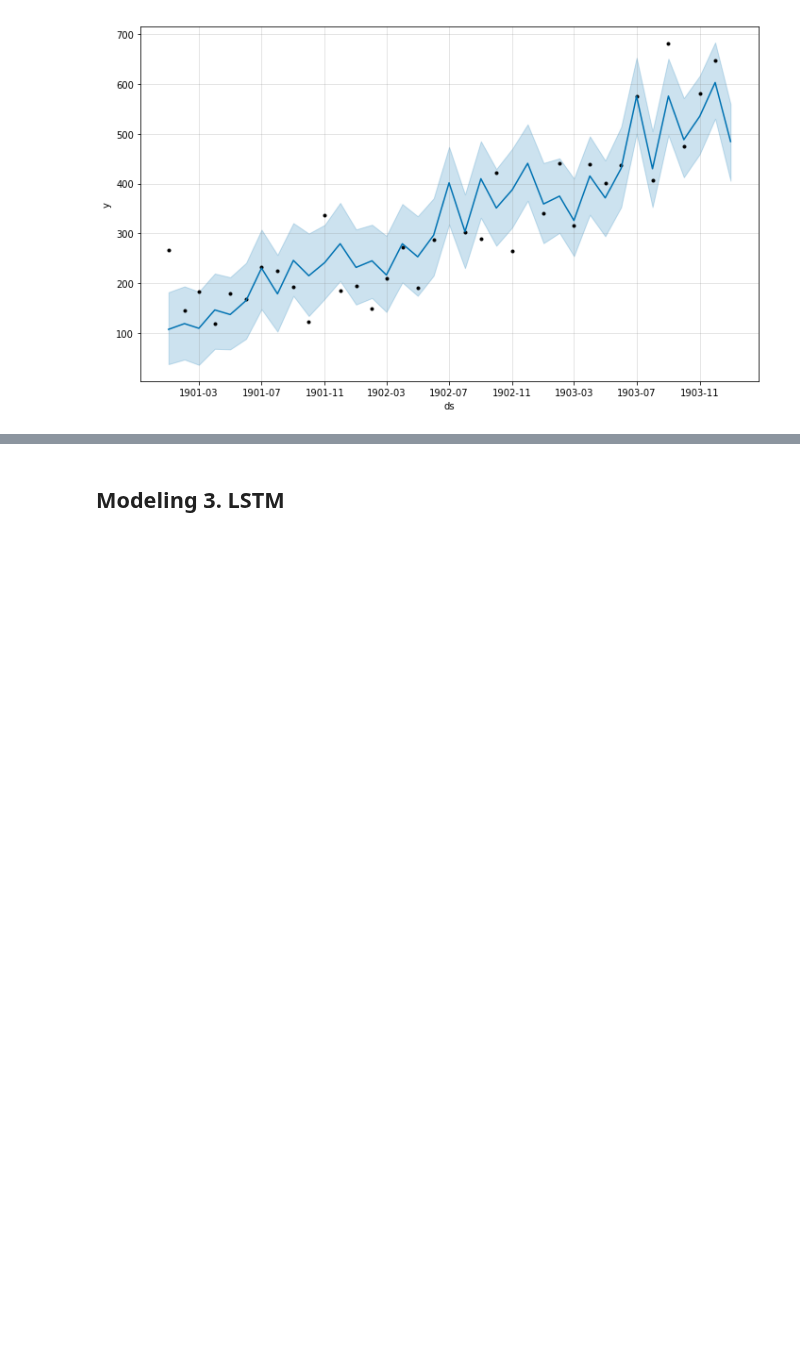
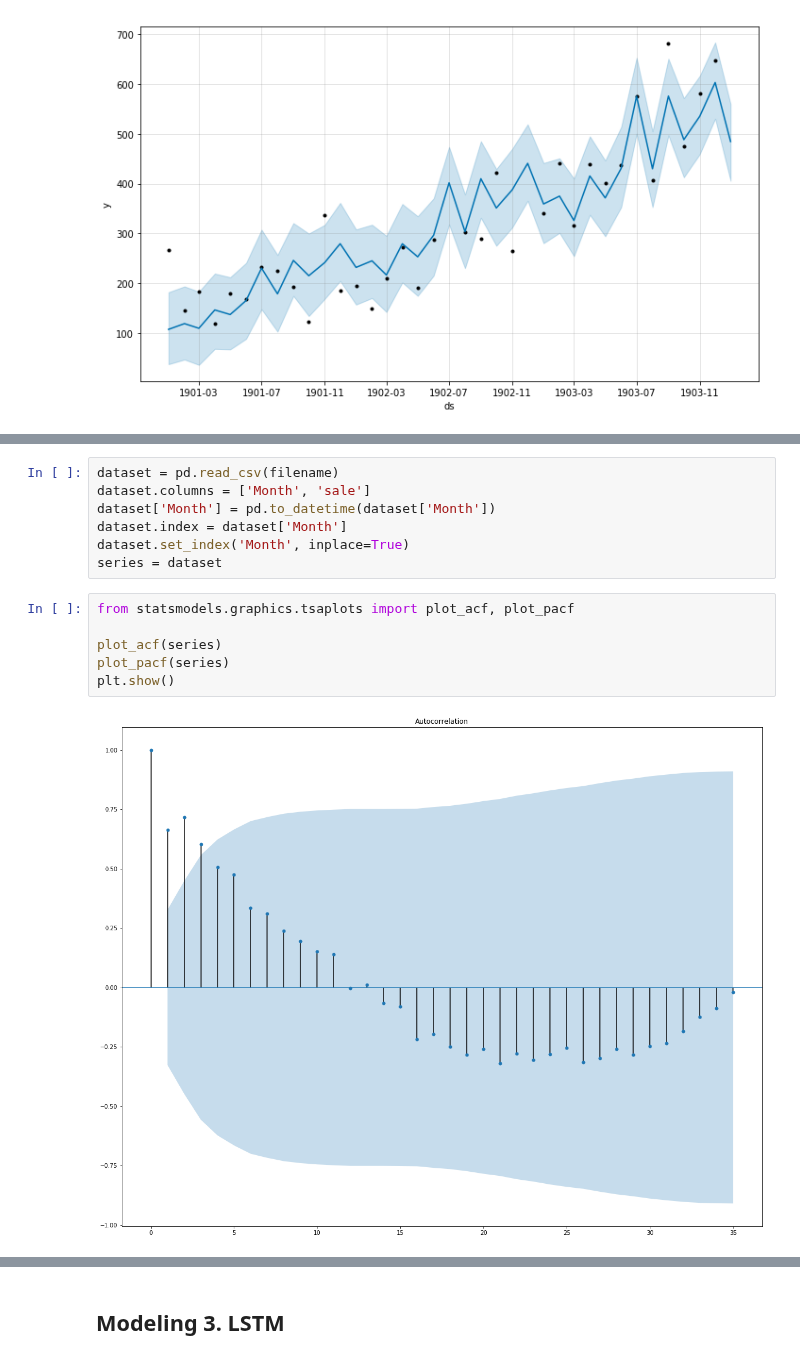
Before and after one commit to yoonkt200/tutorial-keras-deeplearning, a Jupyter notebook: 05-LSTM-keras/keras-lstm-series-tutorial.ipynb, the cells around one changed output, grey strips where cells are left out. Saved outputs shown, nothing was run; the diff lists cells and outputs as text; blank space fills up the shorter version.

```diff
--- a/05-LSTM-keras/keras-lstm-tutorial.ipynb
+++ b/05-LSTM-keras/keras-lstm-series-tutorial.ipynb
@@ -280,0 +310,15 @@ m.plot(forecast_data)
+# %%
+dataset = pd.read_csv(filename)
+dataset.columns = ['Month', 'sale']
+dataset['Month'] = pd.to_datetime(dataset['Month'])
+dataset.index = dataset['Month']
+dataset.set_index('Month', inplace=True)
+series = dataset
+# %%
+from statsmodels.graphics.tsaplots import plot_acf, plot_pacf
+
+plot_acf(series)
+plot_pacf(series)
+plt.show()
+# %% [output]
+[figure, added]
```
Also changed, not shown: parts of 22 cells of this notebook, 2 other files.
